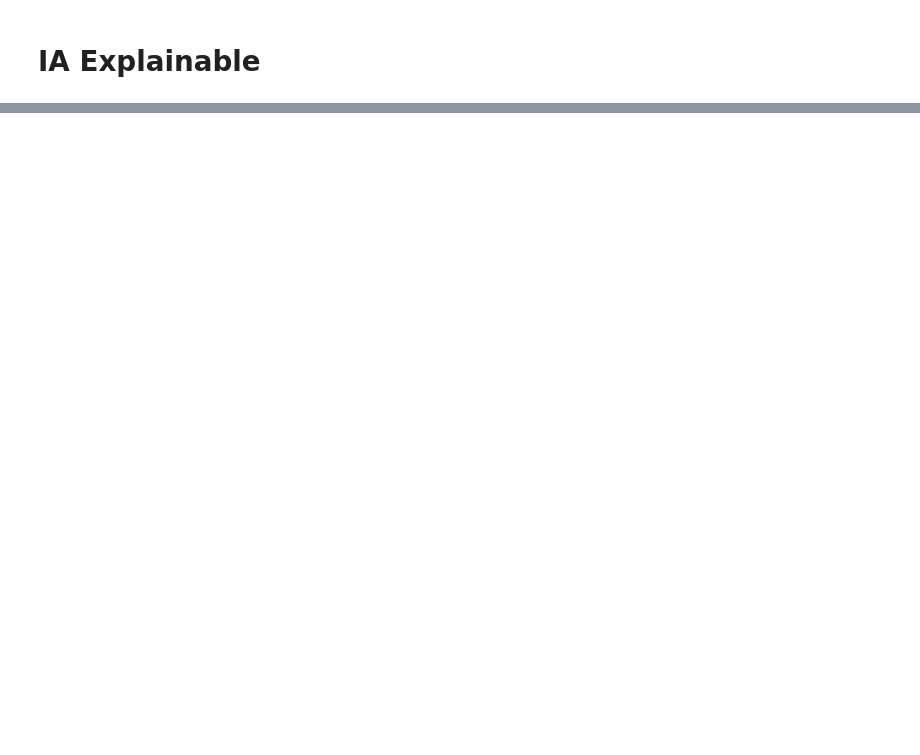
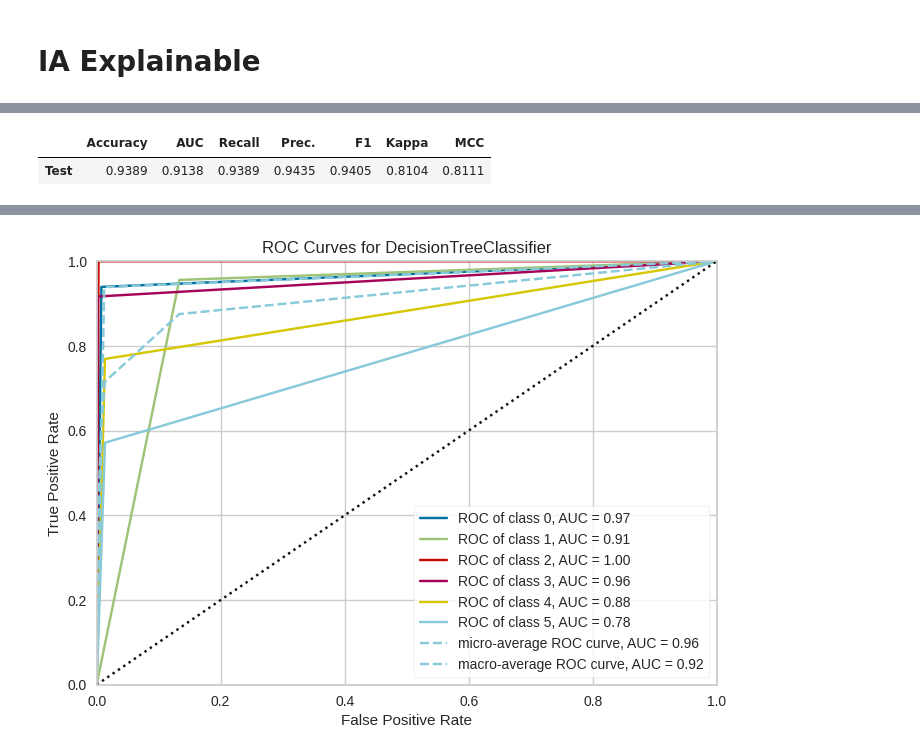
Before and after one commit to guidobotta/Fallas-2, a Jupyter notebook: Notebooks/causal_inference.ipynb, the cells around one changed output, grey strips where cells are left out. Cells and saved outputs as stored; diff of their text form; code cells hidden in the pictures; blank space fills up the shorter version.

```diff
--- a/Notebooks/causal_inference.ipynb
+++ b/Notebooks/causal_inference.ipynb
@@ -287,0 +360,4 @@ plot_model(dt, plot = 'feature')
+# %%
+analysis_model = create_model('dt', cross_validation=False)
+plot_model(analysis_model)
+# %% [output]
@@ -287,0 +365,2 @@ plot_model(dt, plot = 'feature')
+|  | Accuracy | AUC | Recall | Prec. | F1 | Kappa | MCC |
+| Test | 0.9389 | 0.9138 | 0.9389 | 0.9435 | 0.9405 | 0.8104 | 0.8111 |
@@ -288 +369,2 @@ plot_model(dt, plot = 'feature')
+[figure, added]
 # %%
```
Also changed, not shown: parts of 29 cells of this notebook.
